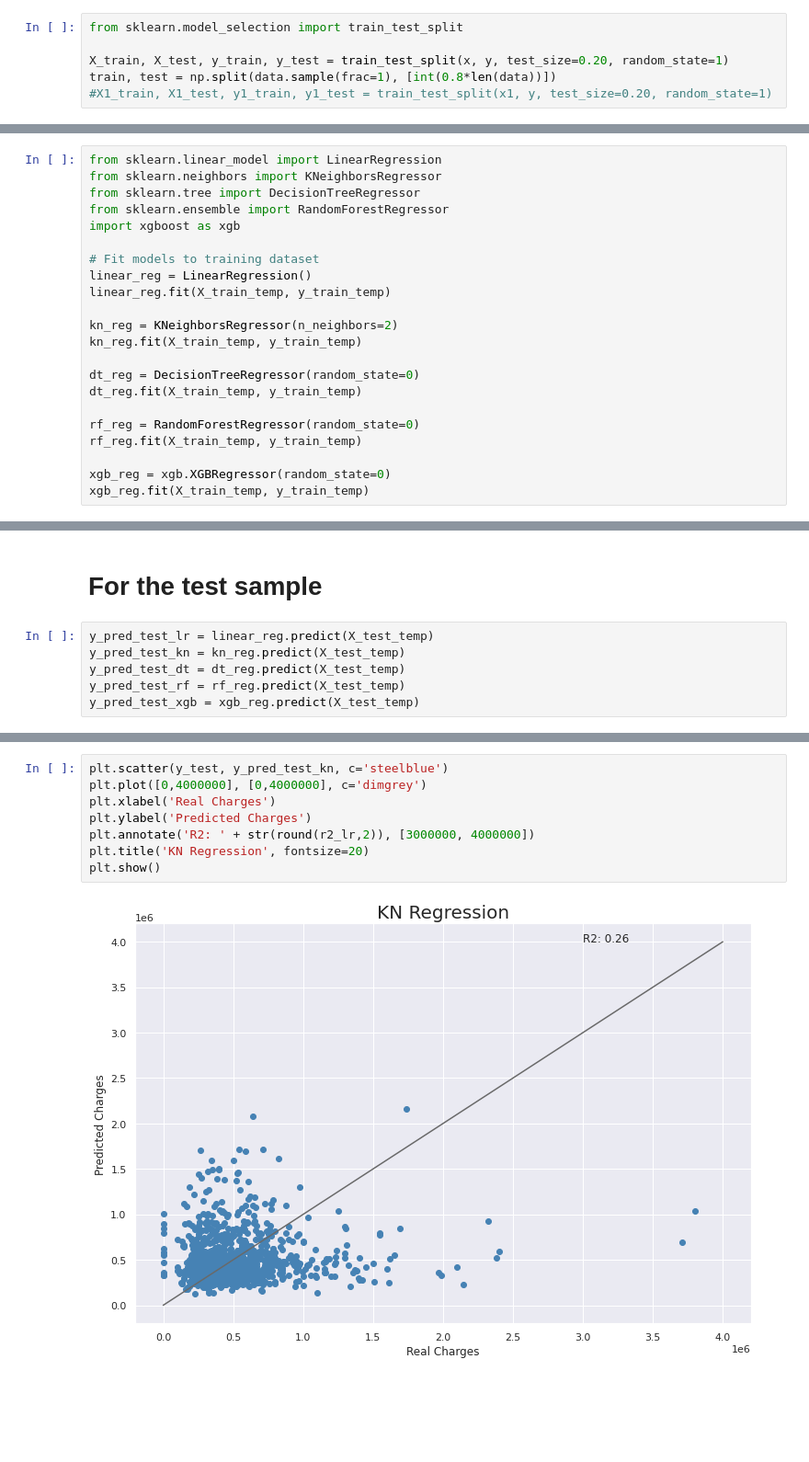
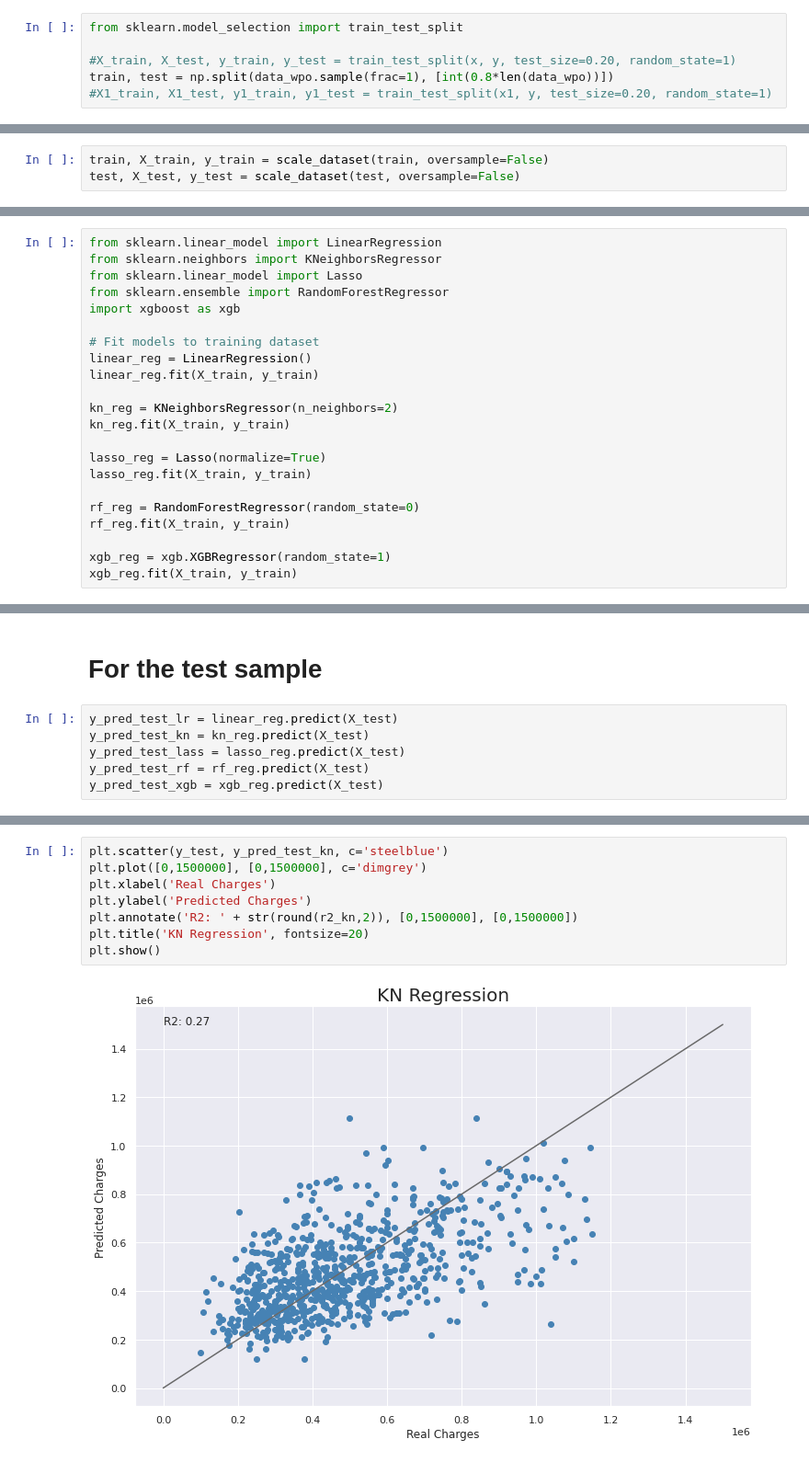
Before and after one commit to VascoBartolo/ML_project, a Jupyter notebook: ML_project.ipynb, the cells around one changed output, grey strips where cells are left out. Shown at 92% size. Drawn from its saved outputs; the diff is of its cells as text; blank space fills up the shorter version.

Commit message:
Applied pipeline with gridsearch and removed Decision Tree

```diff
--- a/ML_project.ipynb
+++ b/ML_project.ipynb
@@ -117,6 +214,6 @@ y = data['price']
 # %%
 from sklearn.model_selection import train_test_split
 
-X_train, X_test, y_train, y_test = train_test_split(x, y, test_size=0.20, random_state=1)
-train, test = np.split(data.sample(frac=1), [int(0.8*len(data))])
+#X_train, X_test, y_train, y_test = train_test_split(x, y, test_size=0.20, random_state=1)
+train, test = np.split(data_wpo.sample(frac=1), [int(0.8*len(data_wpo))])
 #X1_train, X1_test, y1_train, y1_test = train_test_split(x1, y, test_size=0.20, random_state=1)
@@ -123 +238,4 @@ train, test = np.split(data.sample(frac=1), [int(0.8*len(data))])
+# %%
+train, X_train, y_train = scale_dataset(train, oversample=False)
+test, X_test, y_test = scale_dataset(test, oversample=False)
 # %%
@@ -152,23 +269,23 @@ sm = SMOTETomek(random_state=1)
 # %%
 from sklearn.linear_model import LinearRegression
 from sklearn.neighbors import KNeighborsRegressor
-from sklearn.tree import DecisionTreeRegressor
+from sklearn.linear_model import Lasso
 from sklearn.ensemble import RandomForestRegressor
 import xgboost as xgb
 
 # Fit models to training dataset
 linear_reg = LinearRegression()
-linear_reg.fit(X_train_temp, y_train_temp)
+linear_reg.fit(X_train, y_train)
 
 kn_reg = KNeighborsRegressor(n_neighbors=2)
-kn_reg.fit(X_train_temp, y_train_temp)
+kn_reg.fit(X_train, y_train)
 
-dt_reg = DecisionTreeRegressor(random_state=0)
-dt_reg.fit(X_train_temp, y_train_temp)
+lasso_reg = Lasso(normalize=True)
+lasso_reg.fit(X_train, y_train)
 
 rf_reg = RandomForestRegressor(random_state=0)
-rf_reg.fit(X_train_temp, y_train_temp)
+rf_reg.fit(X_train, y_train)
 
-xgb_reg = xgb.XGBRegressor(random_state=0)
-xgb_reg.fit(X_train_temp, y_train_temp)
+xgb_reg = xgb.XGBRegressor(random_state=1)
+xgb_reg.fit(X_train, y_train)
 # %% [output]
@@ -247,11 +376,11 @@ metrics_test
 # %% [markdown]
 # For the test sample
 # %%
-y_pred_test_lr = linear_reg.predict(X_test_temp)
-y_pred_test_kn = kn_reg.predict(X_test_temp)
-y_pred_test_dt = dt_reg.predict(X_test_temp)
-y_pred_test_rf = rf_reg.predict(X_test_temp)
-y_pred_test_xgb = xgb_reg.predict(X_test_temp)
+y_pred_test_lr = linear_reg.predict(X_test)
+y_pred_test_kn = kn_reg.predict(X_test)
+y_pred_test_lass = lasso_reg.predict(X_test)
+y_pred_test_rf = rf_reg.predict(X_test)
+y_pred_test_xgb = xgb_reg.predict(X_test)
 # %%
 
 #Root mean squared error
@@ -321,11 +450,11 @@ plt.show()
 # %%
 plt.scatter(y_test, y_pred_test_kn, c='steelblue')
-plt.plot([0,4000000], [0,4000000], c='dimgrey')
+plt.plot([0,1500000], [0,1500000], c='dimgrey')
 plt.xlabel('Real Charges')
 plt.ylabel('Predicted Charges')
-plt.annotate('R2: ' + str(round(r2_lr,2)), [3000000, 4000000])
+plt.annotate('R2: ' + str(round(r2_kn,2)), [0,1500000], [0,1500000])
 plt.title('KN Regression', fontsize=20)
 plt.show()
 # %% [output]
-[figure, old version]
+[figure, new version]
 # %%
```
Also changed, not shown: parts of 27 cells of this notebook.
